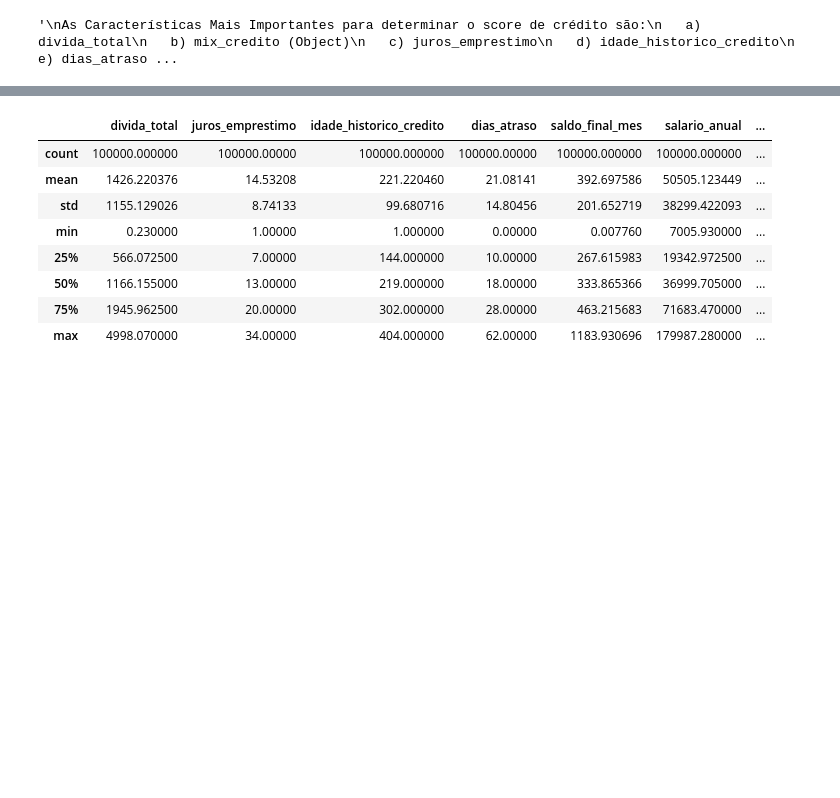
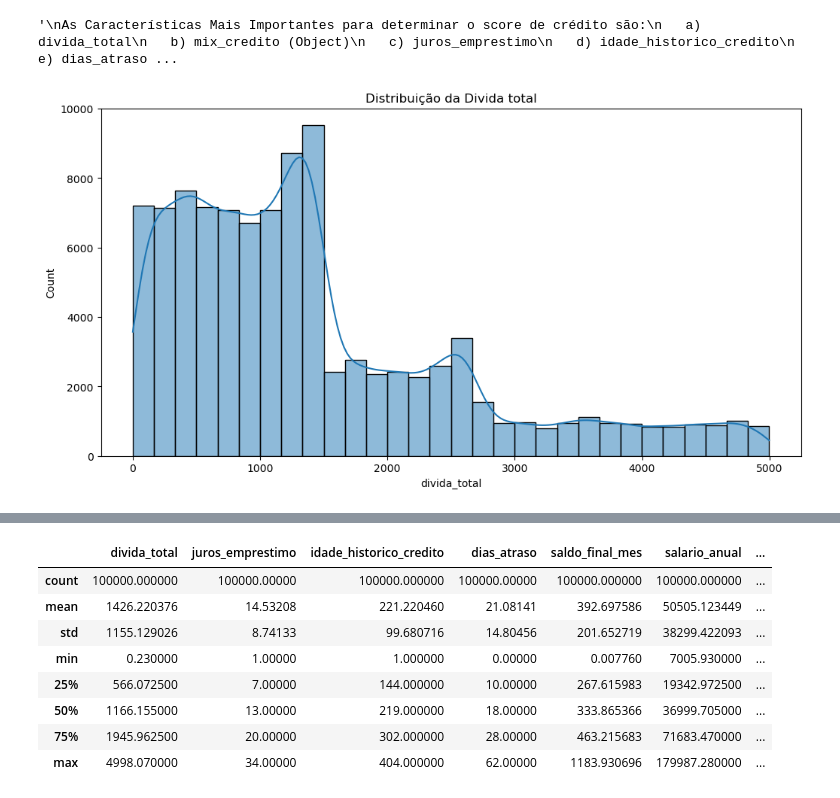
Before and after one commit to Haell39/Analise-Credito, a Jupyter notebook: main.ipynb, the cells around one changed output, grey strips where cells are left out. Saved outputs shown, nothing was run; the diff lists cells and outputs as text; code cells hidden in the pictures; blank space fills up the shorter version.

```diff
--- a/main.ipynb
+++ b/main.ipynb
@@ -242,3 +236,11 @@ As Características Mais Importantes para determinar o score de crédito são:
 """
 # %% [output]
 '\nAs Características Mais Importantes para determinar o score de crédito são:\n   a) divida_total\n   b) mix_credito (Object)\n   c) juros_emprestimo\n   d) idade_historico_credito\n   e) dias_atraso ...
+# %%
+"""ADICIONAR MAIS VARIAVEIS PARA VISUALIZAR"""
+plt.figure(figsize=(12, 6))
+sns.histplot(table['divida_total'], bins = 30, kde=True)
+plt.title('Distribuição da Divida total')
+plt.show()
+# %% [output]
+[figure, added]
```
Also changed, not shown: parts of 11 cells of this notebook.
